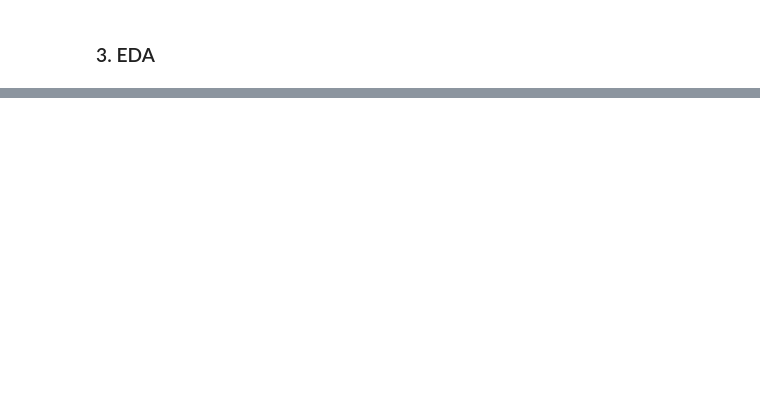
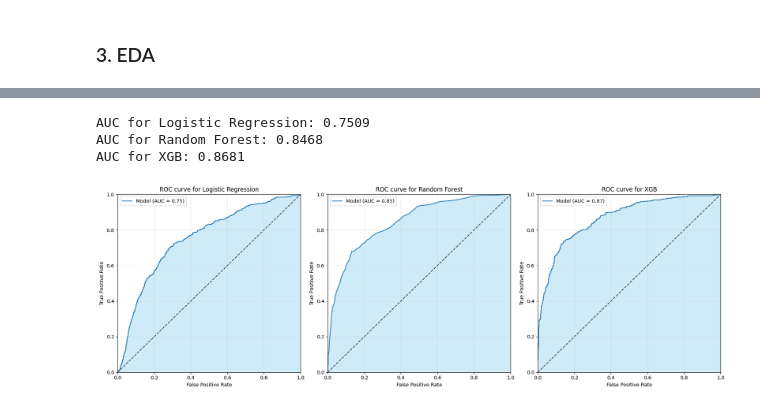
Before and after one commit to Mr-TwisT/Customer-Churn-Predictor, a Jupyter notebook: customer-churn-predictor.ipynb, the cells around one changed output, grey strips where cells are left out. Cells and saved outputs as stored; diff of their text form; code cells hidden in the pictures; blank space fills up the shorter version.

```diff
--- a/customer-churn-predictor.ipynb
+++ b/customer-churn-predictor.ipynb
@@ -311,0 +309,34 @@ plt.show()
+# %%
+models = [
+    (lr_model, "Logistic Regression"),
+    (rf_model, "Random Forest"),
+    (xgb_model, "XGB")
+]
+
+fig, axes = plt.subplots(nrows=1, ncols=3, figsize=(18, 6))
+
+for ax, (model, name) in zip(axes, models):
+    probs = model.predict_proba(X_test_final)[:, 1]
+    auc = roc_auc_score(y_test, probs)
+    fpr, tpr, _ = roc_curve(y_test, probs)
+
+    ax.plot(fpr, tpr, label=f'Model (AUC = {auc:.2f})')
+    ax.plot([0, 1], [0, 1], 'k--', alpha=0.7)
+    ax.fill_between(fpr, tpr, color="skyblue", alpha=0.4)
+    ax.set_title(f'ROC curve for {name}')
+    ax.set_xlabel('False Positive Rate')
+    ax.set_ylabel('True Positive Rate')
+    ax.grid(True, alpha=0.3)
+    ax.set_xlim(0, 1)
+    ax.set_ylim(0, 1)
+    ax.legend()
+
+    print(f"AUC for {name}: {auc:.4f}")
+
+plt.tight_layout()
+plt.show()
+# %% [output]
+AUC for Logistic Regression: 0.7509
+AUC for Random Forest: 0.8468
+AUC for XGB: 0.8681
+[figure, added]
```
Also changed, not shown: parts of 8 cells of this notebook.
